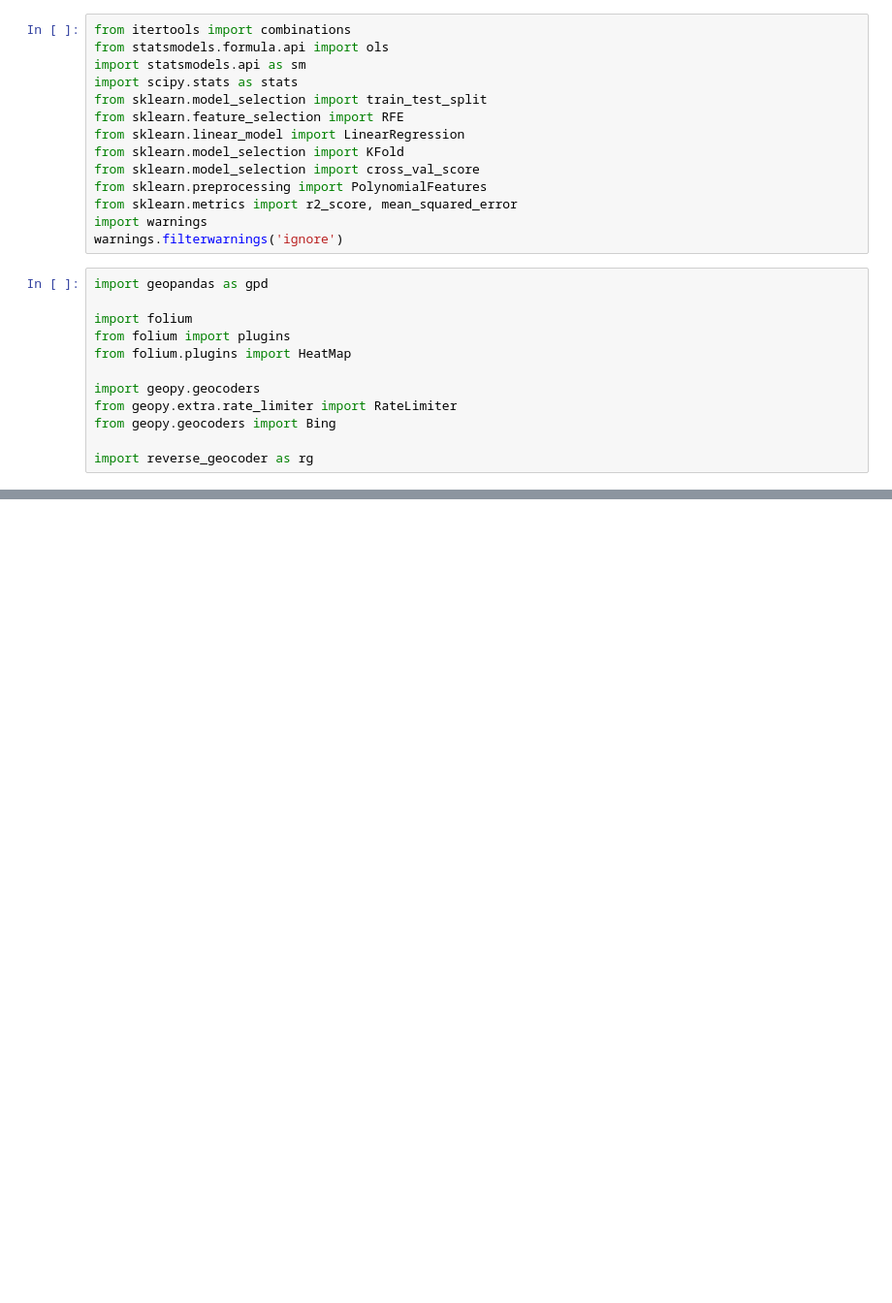
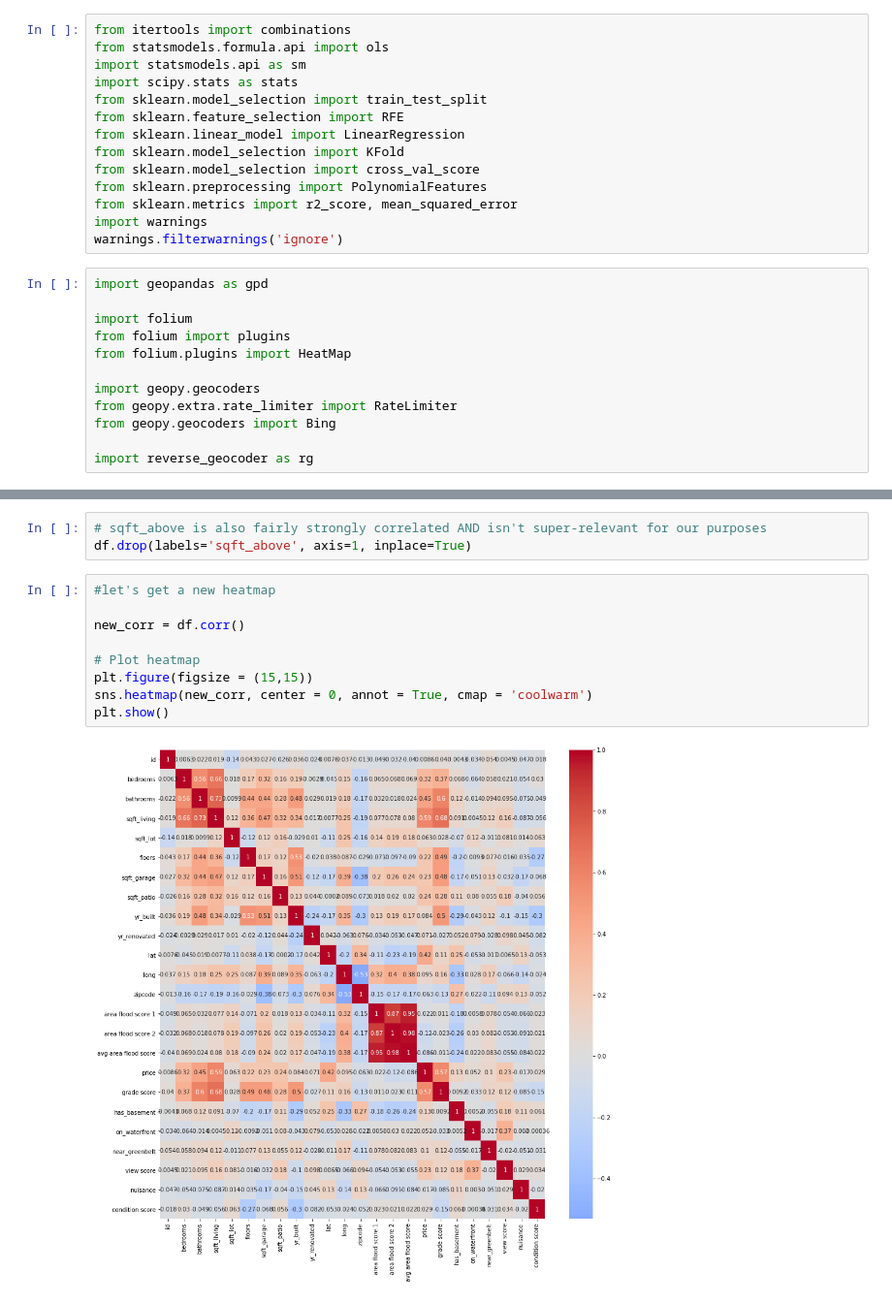
Before and after one commit to Lou-Hines/Housing_Prices_and_Flood_Risk, a Jupyter notebook: EDA-Hines-5 (Regressions).ipynb, the cells around one changed output, grey strips where cells are left out. Shown at 97% size. Cells and saved outputs as stored; diff of their text form; blank space fills up the shorter version.

```diff
--- a/EDA-Hines-5 (Regressions).ipynb
+++ b/EDA-Hines-5 (Regressions).ipynb
@@ -33,0 +80,14 @@ import reverse_geocoder as rg
+# %%
+# sqft_above is also fairly strongly correlated AND isn't super-relevant for our purposes
+df.drop(labels='sqft_above', axis=1, inplace=True)
+# %%
+#let's get a new heatmap
+
+new_corr = df.corr()
+
+# Plot heatmap
+plt.figure(figsize = (15,15))
+sns.heatmap(new_corr, center = 0, annot = True, cmap = 'coolwarm')
+plt.show()
+# %% [output]
+[figure, added]
```
Also changed, not shown: parts of 14 cells of this notebook.
